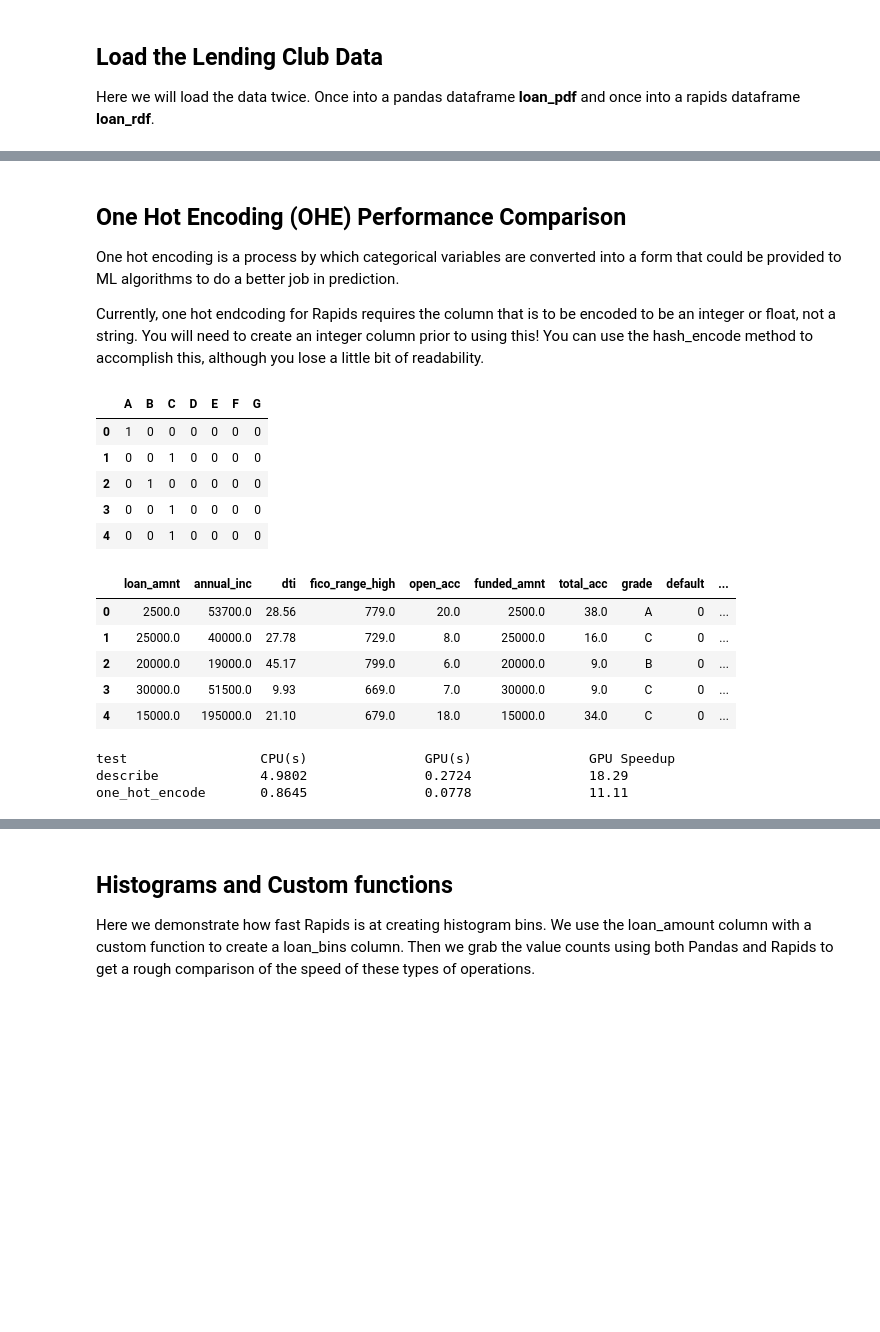
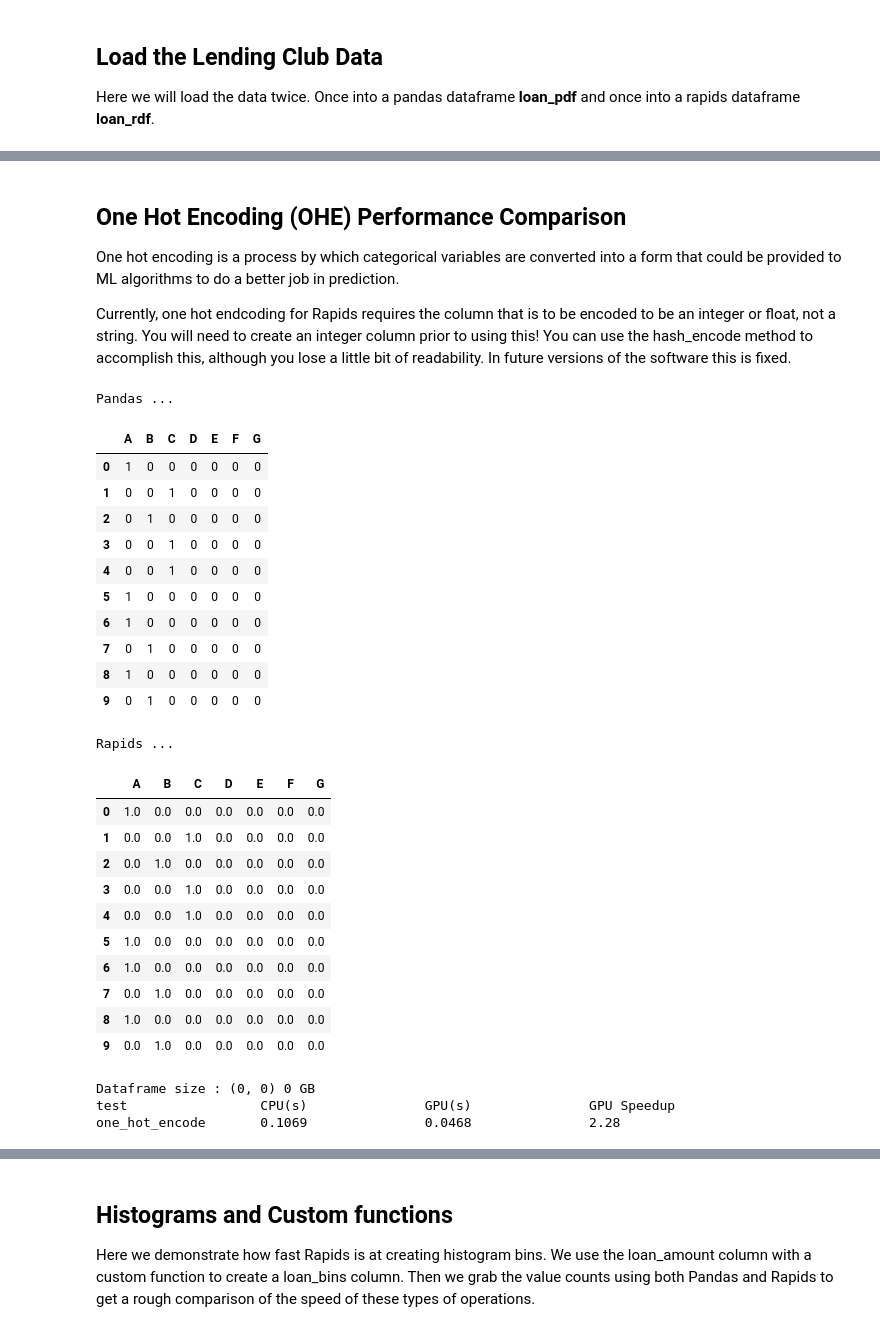
Before and after one commit to jvanoosten/lendingclub-examples, a Jupyter notebook: techu/01-Rapids-LendingClub-TechU.ipynb, the cells around one changed output, grey strips where cells are left out. Drawn from its saved outputs; the diff is of its cells as text; code cells hidden in the pictures; blank space fills up the shorter version.

```diff
--- a/techu/01-Rapids-LendingClub-TechU.ipynb
+++ b/techu/01-Rapids-LendingClub-TechU.ipynb
@@ -394,7 +307,7 @@ describe             4.9802               0.2724               18.29
 
 One hot encoding is a process by which categorical variables are converted into a form that could be provided to ML algorithms to do a better job in prediction.
 
-Currently, one hot endcoding for Rapids requires the column that is to be encoded to be an integer or float, not a string.  You will need to create an integer column prior to using this!  You can use the hash_encode method to accomplish this, although you lose a little bit of readability.
+Currently, one hot endcoding for Rapids requires the column that is to be encoded to be an integer or float, not a string.  You will need to create an integer column prior to using this!  You can use the hash_encode method to accomplish this, although you lose a little bit of readability.  In future versions of the software this is fixed.
 # %%
 # CPU / pandas example
 ohe_cpu_df = pd.get_dummies(loan_pdf['grade'])
@@ -402,26 +315,47 @@ ohe_cpu_df = pd.get_dummies(loan_pdf['grade'])
 # GPU / Rapids example
 # cudf 0.9 cudf.reshape.general.get_dummies(df, prefix=None, prefix_sep='_', dummy_na=False, columns=None, cats={}, sparse=False, drop_first=False, dtype='int8')
 
-MAX_VAL=7
+# Needed 50 hash values to get uniqueness ... probably a better way, but for now lets move on
+# print(ohe_gpu_df.grade.hash_encode(stop=50).value_counts())
+# print(ohe_gpu_df.grade.hash_encode(stop=50))
+# print(ohe_gpu_df.grade.hash_encode(stop=50))
+
+MAX_VAL=50
 loan_rdf['grade_hash'] = loan_rdf['grade'].hash_encode(stop=MAX_VAL)
-ohe_gpu_df = loan_rdf.one_hot_encoding(column='grade_hash', prefix='grade_ohe_', cats=list(range(MAX_VAL)))
+ohe_gpu_df = loan_rdf.one_hot_encoding(column='grade_hash', prefix='g', cats=[27,45,36,28,48,17,25])
-# %%
-# Compare the results
-display(ohe_cpu_df.head())
-pgdf(ohe_gpu_df.head())
-# %% [output]
-|  | A | B | C | D | E | F | G |
-| 0 | 1 | 0 | 0 | 0 | 0 | 0 | 0 |
-| 1 | 0 | 0 | 1 | 0 | 0 | 0 | 0 |
-| 2 | 0 | 1 | 0 | 0 | 0 | 0 | 0 |
-| 3 | 0 | 0 | 1 | 0 | 0 | 0 | 0 |
-| 4 | 0 | 0 | 1 | 0 | 0 | 0 | 0 |
-|  | loan_amnt | annual_inc | dti | fico_range_high | open_acc | funded_amnt | total_acc | grade | default | ... |
-| 0 | 2500.0 | 53700.0 | 28.56 | 779.0 | 20.0 | 2500.0 | 38.0 | A | 0 | ... |
-| 1 | 25000.0 | 40000.0 | 27.78 | 729.0 | 8.0 | 25000.0 | 16.0 | C | 0 | ... |
-| 2 | 20000.0 | 19000.0 | 45.17 | 799.0 | 6.0 | 20000.0 | 9.0 | B | 0 | ... |
-| 3 | 30000.0 | 51500.0 | 9.93 | 669.0 | 7.0 | 30000.0 | 9.0 | C | 0 | ... |
-| 4 | 15000.0 | 195000.0 | 21.10 | 679.0 | 18.0 | 15000.0 | 34.0 | C | 0 | ... |
+# %%
+# Compare the results
+print("Pandas ...")
+display(ohe_cpu_df.head(10))
+#pgdf(ohe_gpu_df[ohe_gpu_df['grade']=='A'].head(20))
+print("Rapids ...")
+ohe_gpu_df = ohe_gpu_df.rename({"g_27": "A","g_45": "B","g_36": "C","g_28": "D","g_48": "E","g_17": "F","g_25": "G"})
+pgdf(ohe_gpu_df[['A','B','C','D','E','F','G']].head(10))
+# %% [output]
+Pandas ...
+|  | A | B | C | D | E | F | G |
+| 0 | 1 | 0 | 0 | 0 | 0 | 0 | 0 |
+| 1 | 0 | 0 | 1 | 0 | 0 | 0 | 0 |
+| 2 | 0 | 1 | 0 | 0 | 0 | 0 | 0 |
+| 3 | 0 | 0 | 1 | 0 | 0 | 0 | 0 |
+| 4 | 0 | 0 | 1 | 0 | 0 | 0 | 0 |
+| 5 | 1 | 0 | 0 | 0 | 0 | 0 | 0 |
+| 6 | 1 | 0 | 0 | 0 | 0 | 0 | 0 |
+| 7 | 0 | 1 | 0 | 0 | 0 | 0 | 0 |
+| 8 | 1 | 0 | 0 | 0 | 0 | 0 | 0 |
+| 9 | 0 | 1 | 0 | 0 | 0 | 0 | 0 |
+Rapids ...
+|  | A | B | C | D | E | F | G |
+| 0 | 1.0 | 0.0 | 0.0 | 0.0 | 0.0 | 0.0 | 0.0 |
+| 1 | 0.0 | 0.0 | 1.0 | 0.0 | 0.0 | 0.0 | 0.0 |
+| 2 | 0.0 | 1.0 | 0.0 | 0.0 | 0.0 | 0.0 | 0.0 |
+| 3 | 0.0 | 0.0 | 1.0 | 0.0 | 0.0 | 0.0 | 0.0 |
+| 4 | 0.0 | 0.0 | 1.0 | 0.0 | 0.0 | 0.0 | 0.0 |
+| 5 | 1.0 | 0.0 | 0.0 | 0.0 | 0.0 | 0.0 | 0.0 |
+| 6 | 1.0 | 0.0 | 0.0 | 0.0 | 0.0 | 0.0 | 0.0 |
+| 7 | 0.0 | 1.0 | 0.0 | 0.0 | 0.0 | 0.0 | 0.0 |
+| 8 | 1.0 | 0.0 | 0.0 | 0.0 | 0.0 | 0.0 | 0.0 |
+| 9 | 0.0 | 1.0 | 0.0 | 0.0 | 0.0 | 0.0 | 0.0 |
 # %%
 # Record the results
 
@@ -429,25 +363,17 @@ def ohe_cpu() :
     pd.get_dummies(loan_pdf['grade'])
 
 def ohe_gpu() :
-    MAX_VAL=10
+    MAX_VAL=50
     loan_rdf['grade_hash'] = loan_rdf['grade'].hash_encode(stop=MAX_VAL)
-    loan_rdf.one_hot_encoding(column='grade_hash', prefix='grade_ohe_', cats=list(range(MAX_VAL)))
-
-#print(loan_rdf.columns)
-#ohe_gpu()
-#print(loan_rdf2.columns)
-
-#display(loan_rdf.one_hot_encoding(column='grade_hash', prefix='grade_ohe_', cats=list(range(MAX_VAL))).to_pandas() )
-#print(loan_rdf['grade'])
-#print()
+    ohe_gpu_df = loan_rdf.one_hot_encoding(column='grade_hash', prefix='g', cats=[27,45,36,28,48,17,25])
 
 run_times.add_result("one_hot_encode", "cpu", time_command(ohe_cpu))
 run_times.add_result("one_hot_encode", "gpu", time_command(ohe_gpu))
 run_times.display_results()
 # %% [output]
+Dataframe size : (0, 0) 0 GB
 test                 CPU(s)               GPU(s)               GPU Speedup
-describe             4.9802               0.2724               18.29
-one_hot_encode       0.8645               0.0778               11.11
+one_hot_encode       0.1069               0.0468               2.28
 # %% [markdown]
 ## Filter with Date and Time ops - Performance comparison
 
```
Also changed, not shown: parts of 79 cells of this notebook.
